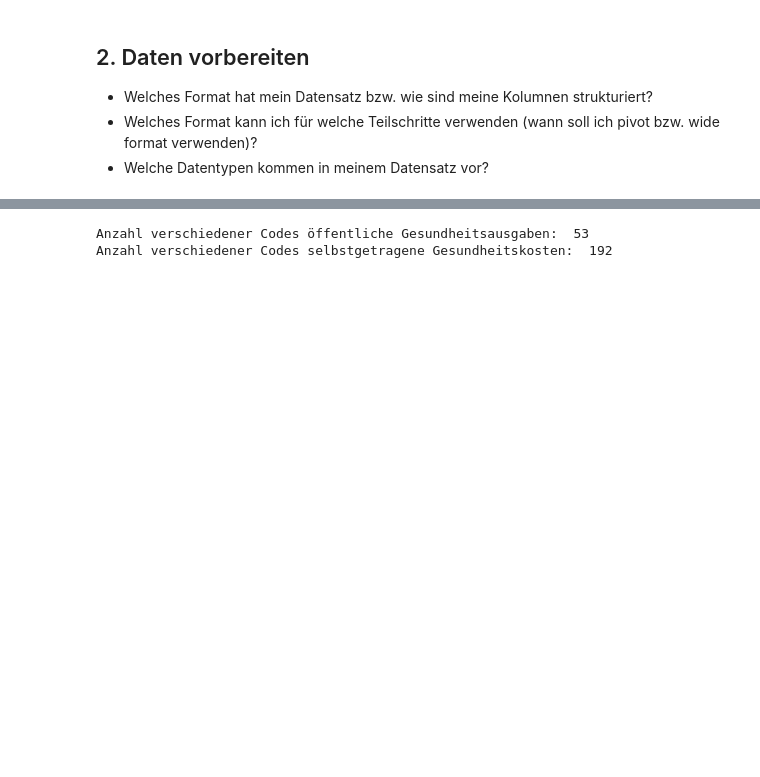
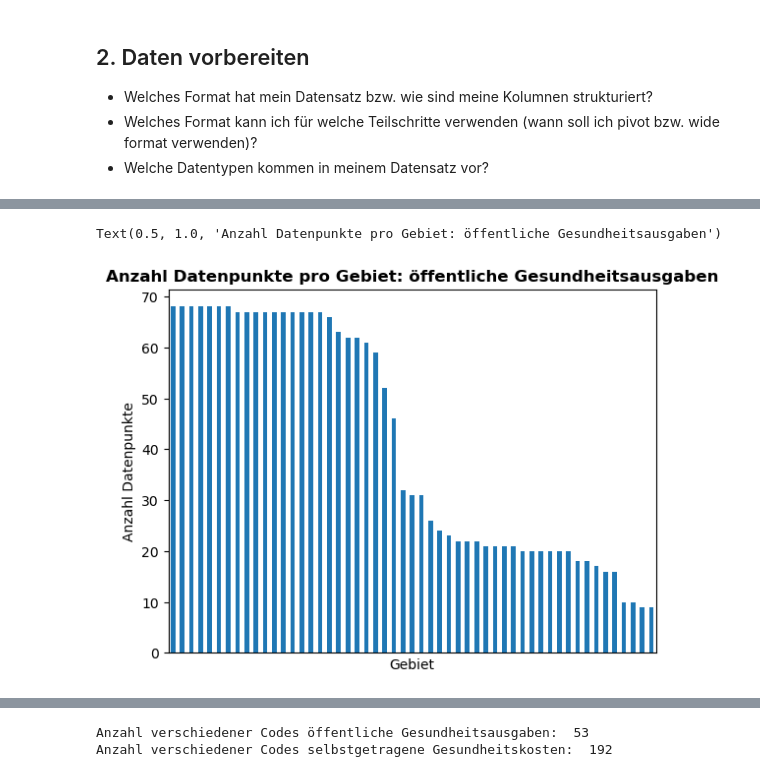
Before and after one commit to cossllea/BMLD1-LN2-Python, a Jupyter notebook: Grundgerüst_Leistungsnachweis.ipynb, the cells around one changed output, grey strips where cells are left out. Saved outputs shown, nothing was run; the diff lists cells and outputs as text; code cells hidden in the pictures; blank space fills up the shorter version.

```diff
--- a/Grundgerüst_Leistungsnachweis.ipynb
+++ b/Grundgerüst_Leistungsnachweis.ipynb
@@ -160,0 +150,8 @@ Name: count, Length: 204, dtype: int64
+# %%
+df1['Gebiet'].value_counts().plot(kind='bar',
+                                 xticks=[ ],
+                                 ylabel= 'Anzahl Datenpunkte', title='Anzahl Datenpunkte pro Gebiet: öffentliche Gesundheitsausgaben')
+plt.title('Anzahl Datenpunkte pro Gebiet: öffentliche Gesundheitsausgaben', fontweight='bold')
+# %% [output]
+Text(0.5, 1.0, 'Anzahl Datenpunkte pro Gebiet: öffentliche Gesundheitsausgaben')
+[figure, added]
```
Also changed, not shown: parts of 29 cells of this notebook.
